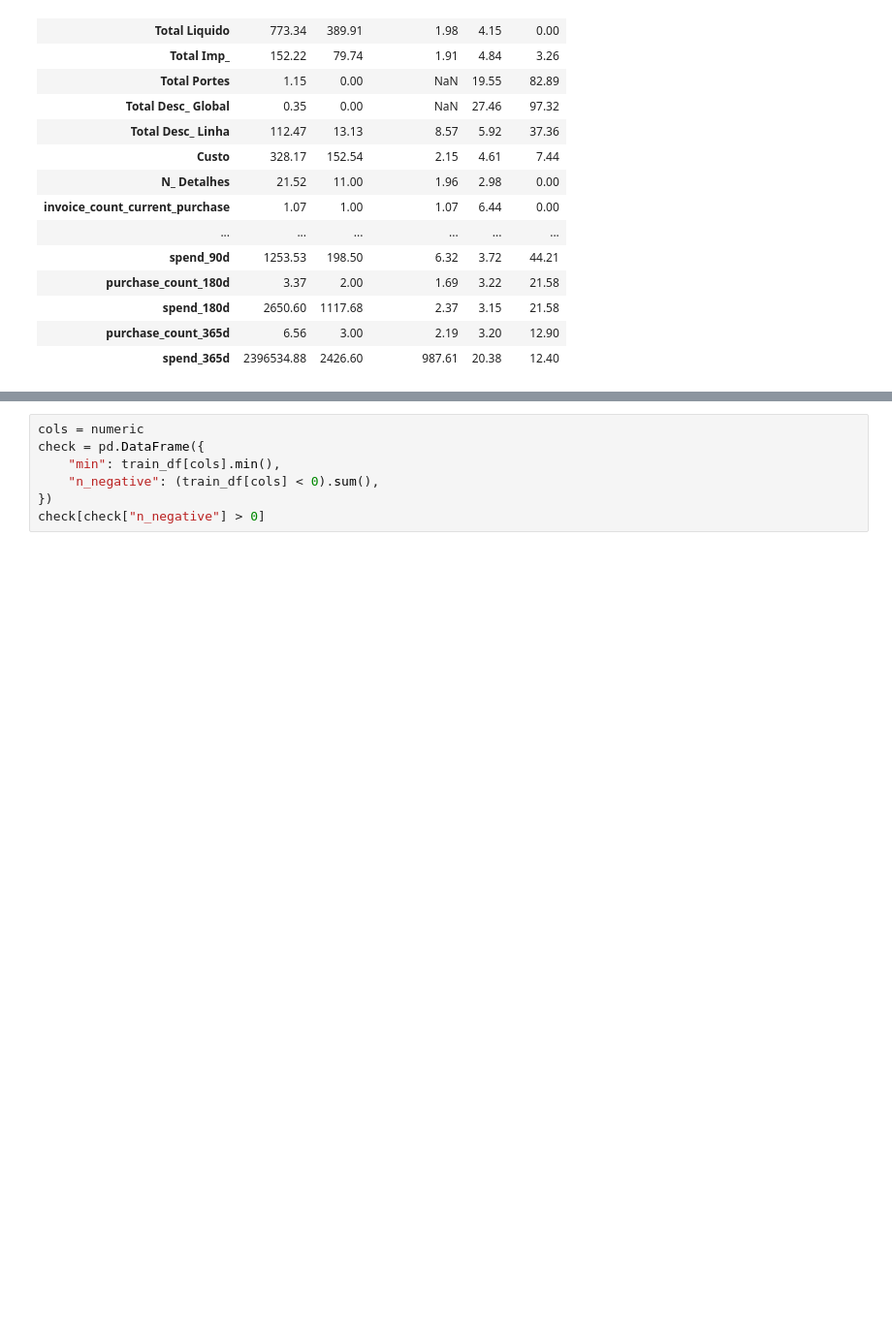
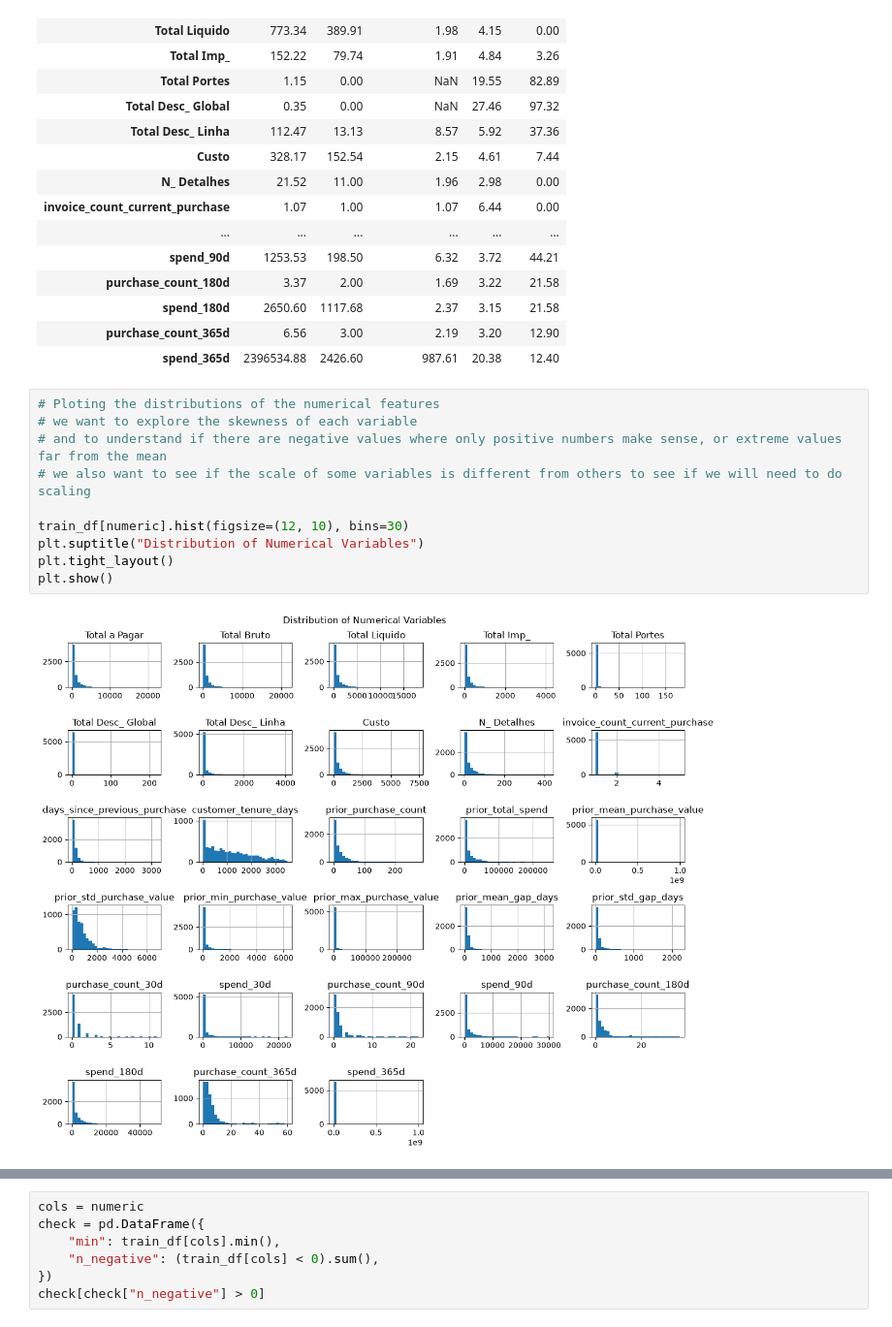
Before and after one commit to saradfalves/ML_Group_09, a Jupyter notebook: notebooks/exploring_and_modifying.ipynb, the cells around one changed output, grey strips where cells are left out. Shown at 97% size. Drawn from its saved outputs; the diff is of its cells as text; blank space fills up the shorter version.

```diff
--- a/notebooks/exploring_and_modifying.ipynb
+++ b/notebooks/exploring_and_modifying.ipynb
@@ -162,3 +178,15 @@ shape[["mean", "50%", "mean/median", "skew", "% zeros"]].round(2)
 | spend_180d | 2650.60 | 1117.68 | 2.37 | 3.15 | 21.58 |
 | purchase_count_365d | 6.56 | 3.00 | 2.19 | 3.20 | 12.90 |
 | spend_365d | 2396534.88 | 2426.60 | 987.61 | 20.38 | 12.40 |
+# %%
+# Ploting the distributions of the numerical features
+# we want to explore the skewness of each variable
+# and to understand if there are negative values where only positive numbers make sense, or extreme values far from the mean
+# we also want to see if the scale of some variables is different from others to see if we will need to do scaling
+
+train_df[numeric].hist(figsize=(12, 10), bins=30)
+plt.suptitle("Distribution of Numerical Variables")
+plt.tight_layout()
+plt.show()
+# %% [output]
+[figure, added]
```
Also changed, not shown: parts of 15 cells of this notebook.
